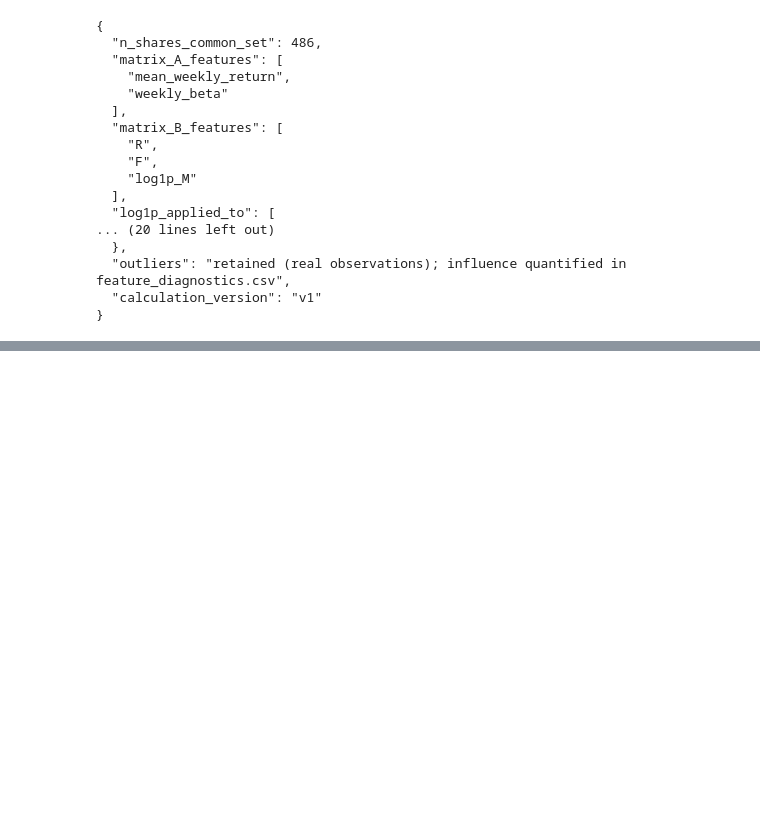
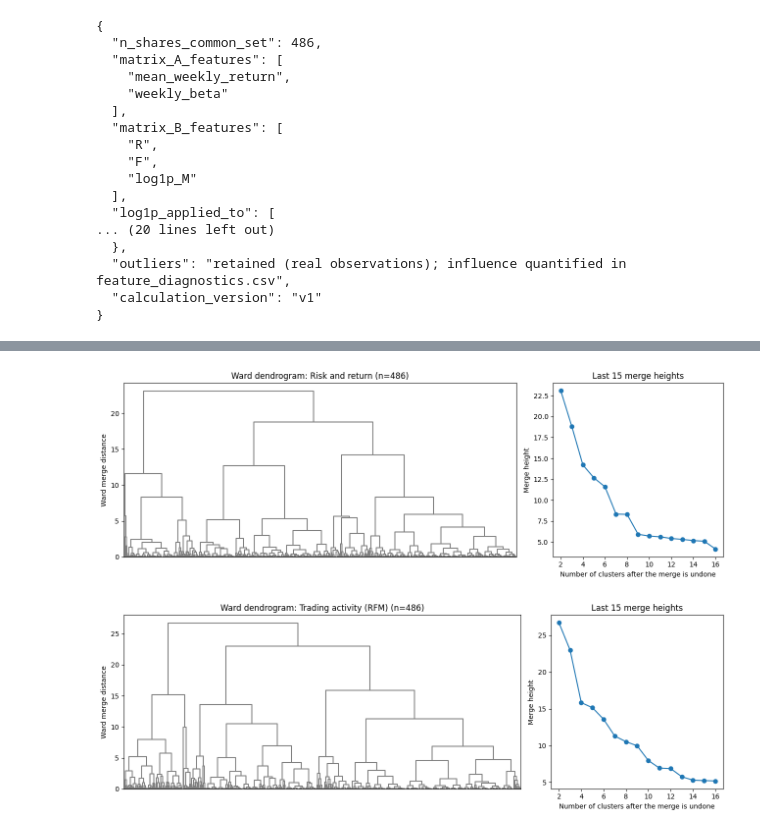
Before and after one commit to nemitha21/S-P500_Stock_Analysis_CWK1, a Jupyter notebook: S&P500_Stock_Analysis_CWK1.ipynb, the cells around one changed output, grey strips where cells are left out. Saved outputs shown, nothing was run; the diff lists cells and outputs as text; code cells hidden in the pictures; blank space fills up the shorter version.

```diff
--- a/S&P500_Stock_Analysis_CWK1.ipynb
+++ b/S&P500_Stock_Analysis_CWK1.ipynb
@@ -1007,0 +1134,23 @@ print(json.dumps(meta, indent=2))
+# %%
+def plot_dendrogram(m, k=None):
+    fig, ax = plt.subplots(1, 2, figsize=(13, 4.5), gridspec_kw={"width_ratios": [3, 1.3]})
+    dendrogram(Z[m], no_labels=True, color_threshold=0, above_threshold_color="gray", ax=ax[0])
+    ax[0].set_title(f"Ward dendrogram: {NAMES[m]} (n={len(X[m])})")
+    ax[0].set_ylabel("Ward merge distance")
+    if k:
+        cut = (Z[m][-(k - 1), 2] + Z[m][-k, 2]) / 2        # height that yields exactly k clusters
+        ax[0].axhline(cut, linestyle="--", color="red")
+        ax[0].text(0.01, cut, f" k={k}", color="red", va="bottom", transform=ax[0].get_yaxis_transform())
+    h = Z[m][-15:, 2][::-1]
+    ax[1].plot(range(2, 2 + len(h)), h, marker="o")
+    ax[1].set_xlabel("Number of clusters after the merge is undone"); ax[1].set_ylabel("Merge height")
+    ax[1].set_title("Last 15 merge heights")
+    plt.tight_layout()
+    plt.savefig(f"outputs/figures/fig_dendrogram_{m}.png", dpi=200)
+    plt.show()
+
+for m in X:
+    plot_dendrogram(m)
+# %% [output]
+[figure, added]
+[figure, added]
```
Also changed, not shown: parts of 13 cells of this notebook.
